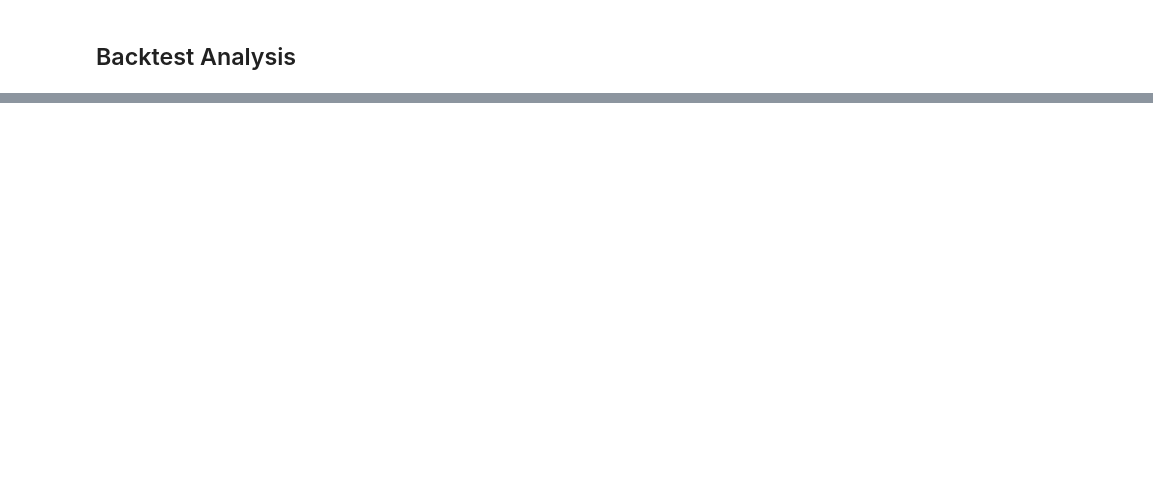
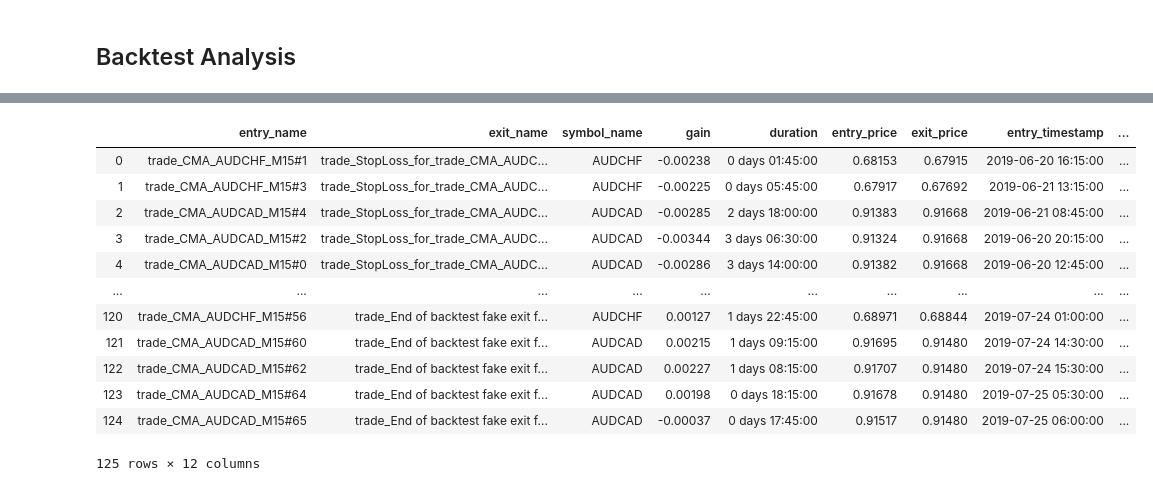
Before and after one commit to manuwhs/traphing, a Jupyter notebook: notebooks/4.0 Brain.ipynb, the cells around one changed output, grey strips where cells are left out. Saved outputs shown, nothing was run; the diff lists cells and outputs as text; code cells hidden in the pictures; blank space fills up the shorter version.

```diff
--- a/notebooks/4.0 Brain.ipynb
+++ b/notebooks/4.0 Brain.ipynb
@@ -106,0 +100,16 @@ Total number of entry trade requests:  30
+# %%
+trade_analysis_df
+# %% [output]
+|  | entry_name | exit_name | symbol_name | gain | duration | entry_price | exit_price | entry_timestamp | ... |
+| 0 | trade_CMA_AUDCHF_M15#1 | trade_StopLoss_for_trade_CMA_AUDC... | AUDCHF | -0.00238 | 0 days 01:45:00 | 0.68153 | 0.67915 | 2019-06-20 16:15:00 | ... |
+| 1 | trade_CMA_AUDCHF_M15#3 | trade_StopLoss_for_trade_CMA_AUDC... | AUDCHF | -0.00225 | 0 days 05:45:00 | 0.67917 | 0.67692 | 2019-06-21 13:15:00 | ... |
+| 2 | trade_CMA_AUDCAD_M15#4 | trade_StopLoss_for_trade_CMA_AUDC... | AUDCAD | -0.00285 | 2 days 18:00:00 | 0.91383 | 0.91668 | 2019-06-21 08:45:00 | ... |
+| 3 | trade_CMA_AUDCAD_M15#2 | trade_StopLoss_for_trade_CMA_AUDC... | AUDCAD | -0.00344 | 3 days 06:30:00 | 0.91324 | 0.91668 | 2019-06-20 20:15:00 | ... |
+| 4 | trade_CMA_AUDCAD_M15#0 | trade_StopLoss_for_trade_CMA_AUDC... | AUDCAD | -0.00286 | 3 days 14:00:00 | 0.91382 | 0.91668 | 2019-06-20 12:45:00 | ... |
+| ... | ... | ... | ... | ... | ... | ... | ... | ... | ... |
+| 120 | trade_CMA_AUDCHF_M15#56 | trade_End of backtest fake exit f... | AUDCHF | 0.00127 | 1 days 22:45:00 | 0.68971 | 0.68844 | 2019-07-24 01:00:00 | ... |
+| 121 | trade_CMA_AUDCAD_M15#60 | trade_End of backtest fake exit f... | AUDCAD | 0.00215 | 1 days 09:15:00 | 0.91695 | 0.91480 | 2019-07-24 14:30:00 | ... |
+| 122 | trade_CMA_AUDCAD_M15#62 | trade_End of backtest fake exit f... | AUDCAD | 0.00227 | 1 days 08:15:00 | 0.91707 | 0.91480 | 2019-07-24 15:30:00 | ... |
+| 123 | trade_CMA_AUDCAD_M15#64 | trade_End of backtest fake exit f... | AUDCAD | 0.00198 | 0 days 18:15:00 | 0.91678 | 0.91480 | 2019-07-25 05:30:00 | ... |
+| 124 | trade_CMA_AUDCAD_M15#65 | trade_End of backtest fake exit f... | AUDCAD | -0.00037 | 0 days 17:45:00 | 0.91517 | 0.91480 | 2019-07-25 06:00:00 | ... |
+125 rows × 12 columns
```
Also changed, not shown: parts of 6 cells of this notebook, 30 other files.
